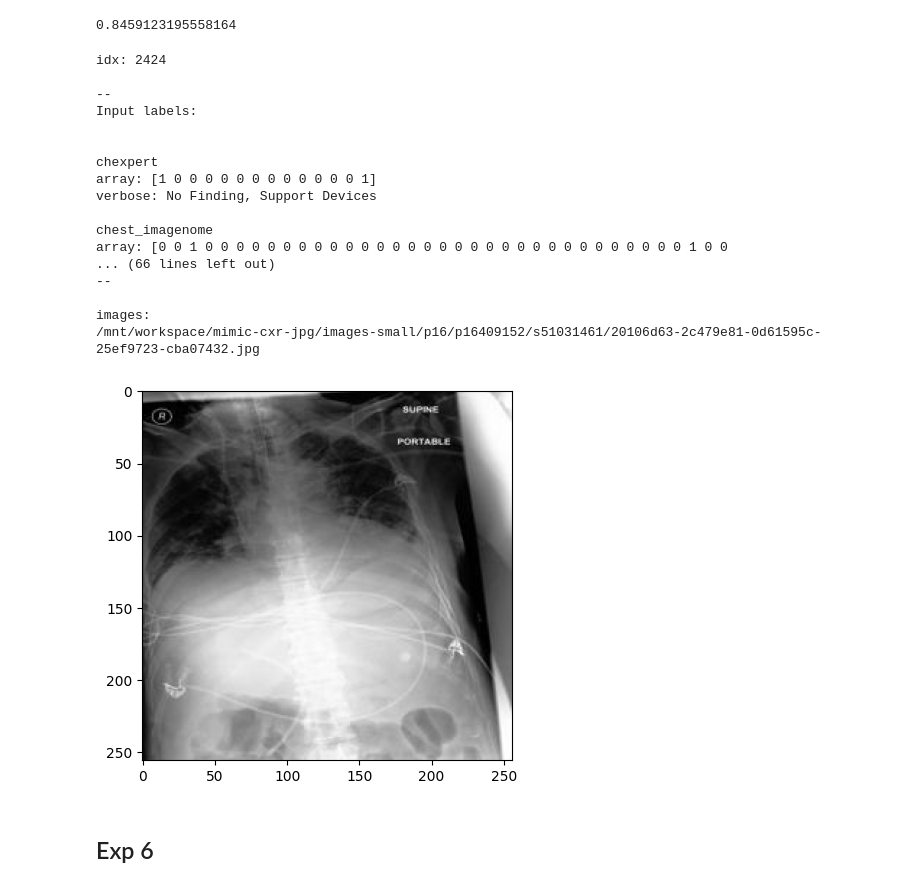
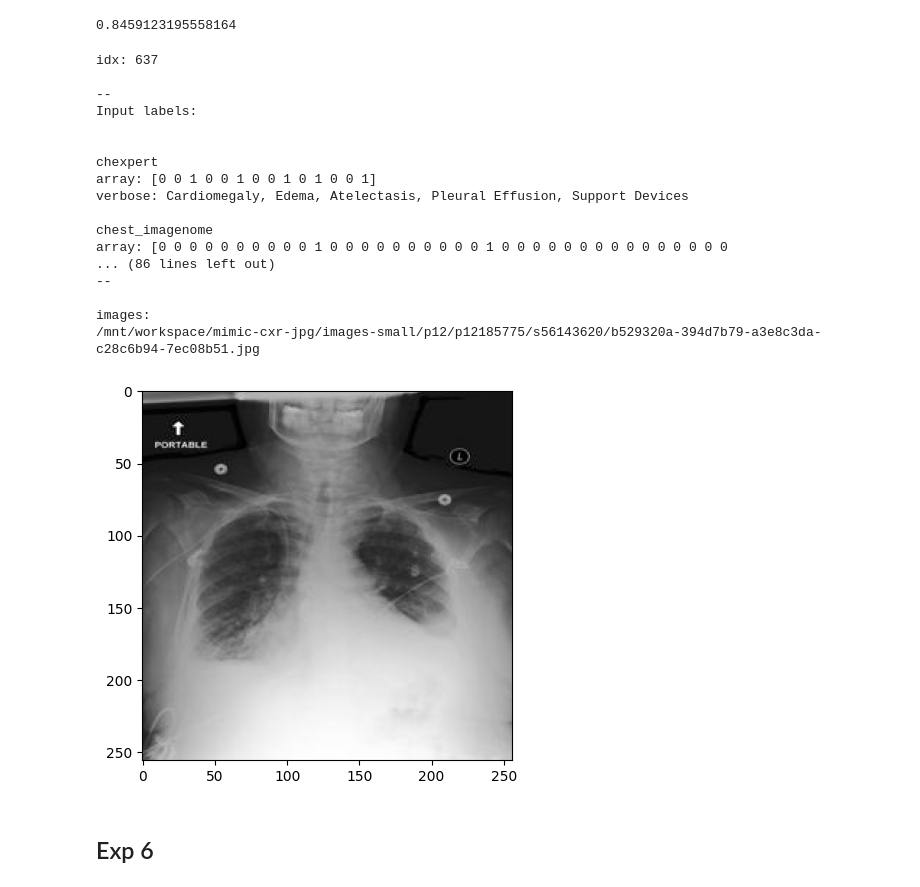
Before and after one commit to PabloMessina/MedVQA, a Jupyter notebook: medvqa/notebooks/eval labels2report generation.ipynb, the cells around one changed output. Saved outputs shown, nothing was run; the diff lists cells and outputs as text; code cells hidden in the pictures.

```diff
--- a/medvqa/notebooks/eval labels2report generation.ipynb
+++ b/medvqa/notebooks/eval labels2report generation.ipynb
@@ -283,7 +287,7 @@ Report-level metrics successfully saved to /mnt/data/pamessina/workspaces/medvqa
 Generated reports successfully saved to /mnt/data/pamessina/workspaces/medvqa-workspace/results/report_gen/20230424_145933_mim_Labels2ReportModel(10,641->1024->641,TransfReportDec(es=512,hs=512,nl=3)) ...
 Input labels successfully saved to /mnt/data/pamessina/workspaces/medvqa-workspace/results/report_gen/20230424_145933_mim_Labels2ReportModel(10,641->1024->641,TransfReportDec(es=512,hs=512,nl=3))/mimi ...
 # %%
-repgenexplotter = ReportGenExamplePlotter(
+repgenexplotter5 = ReportGenExamplePlotter(
     report_metrics_path='/mnt/data/pamessina/workspaces/medvqa-workspace/results/report_gen/20230424_145933_mim_Labels2ReportModel(10,641->1024->641,TransfReportDec(es=512,hs=512,nl=3))/mimiccxr_test_set_report_level_metrics.pkl',
     reports_path='/mnt/data/pamessina/workspaces/medvqa-workspace/results/report_gen/20230424_145933_mim_Labels2ReportModel(10,641->1024->641,TransfReportDec(es=512,hs=512,nl=3))/mimiccxr_test_set_reports.pkl',
     input_labels_path='/mnt/data/pamessina/workspaces/medvqa-workspace/results/report_gen/20230424_145933_mim_Labels2ReportModel(10,641->1024->641,TransfReportDec(es=512,hs=512,nl=3))/mimiccxr_test_set_input_labels.pkl',
@@ -295,26 +299,26 @@ sum(x) / len(x)
 # %% [output]
 0.8459123195558164
 # %%
-repgenexplotter.inspect_example(mode='random')
+repgenexplotter5.inspect_example(mode='best')
 # %% [output]
-idx: 2424
+idx: 637
 
 --
 Input labels:
 
 
 chexpert
-array: [1 0 0 0 0 0 0 0 0 0 0 0 0 1]
-verbose: No Finding, Support Devices
+array: [0 0 1 0 0 1 0 0 1 0 1 0 0 1]
+verbose: Cardiomegaly, Edema, Atelectasis, Pleural Effusion, Support Devices
 
 chest_imagenome
-array: [0 0 1 0 0 0 0 0 0 0 0 0 0 0 0 0 0 0 0 0 0 0 0 0 0 0 0 0 0 0 0 0 0 0 1 0 0
-... (66 lines left out)
+array: [0 0 0 0 0 0 0 0 0 0 1 0 0 0 0 0 0 0 0 0 0 1 0 0 0 0 0 0 0 0 0 0 0 0 0 0 0
+... (86 lines left out)
 --
 
 images:
-/mnt/workspace/mimic-cxr-jpg/images-small/p16/p16409152/s51031461/20106d63-2c479e81-0d61595c-25ef9723-cba07432.jpg
+/mnt/workspace/mimic-cxr-jpg/images-small/p12/p12185775/s56143620/b529320a-394d7b79-a3e8c3da-c28c6b94-7ec08b51.jpg
-[figure, old version]
+[figure, new version]
 # %% [markdown]
 ## Exp 6
 # %%
```
Also changed, not shown: parts of 11 cells of this notebook, 37 other files.
